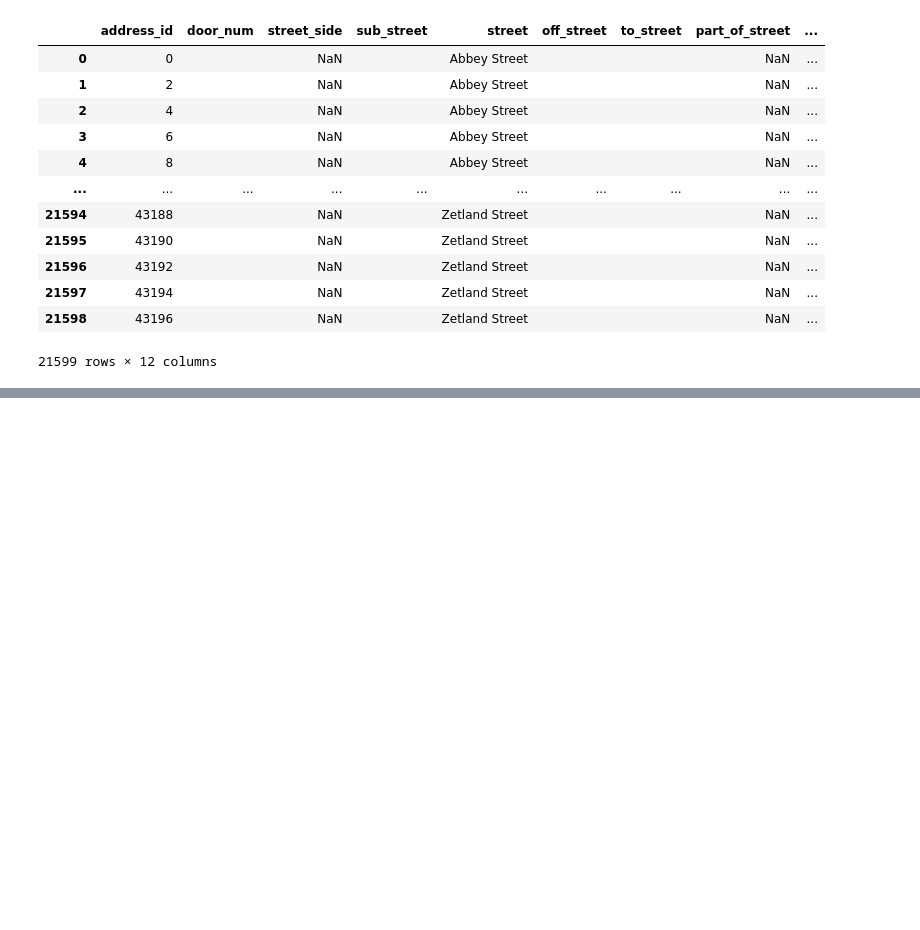
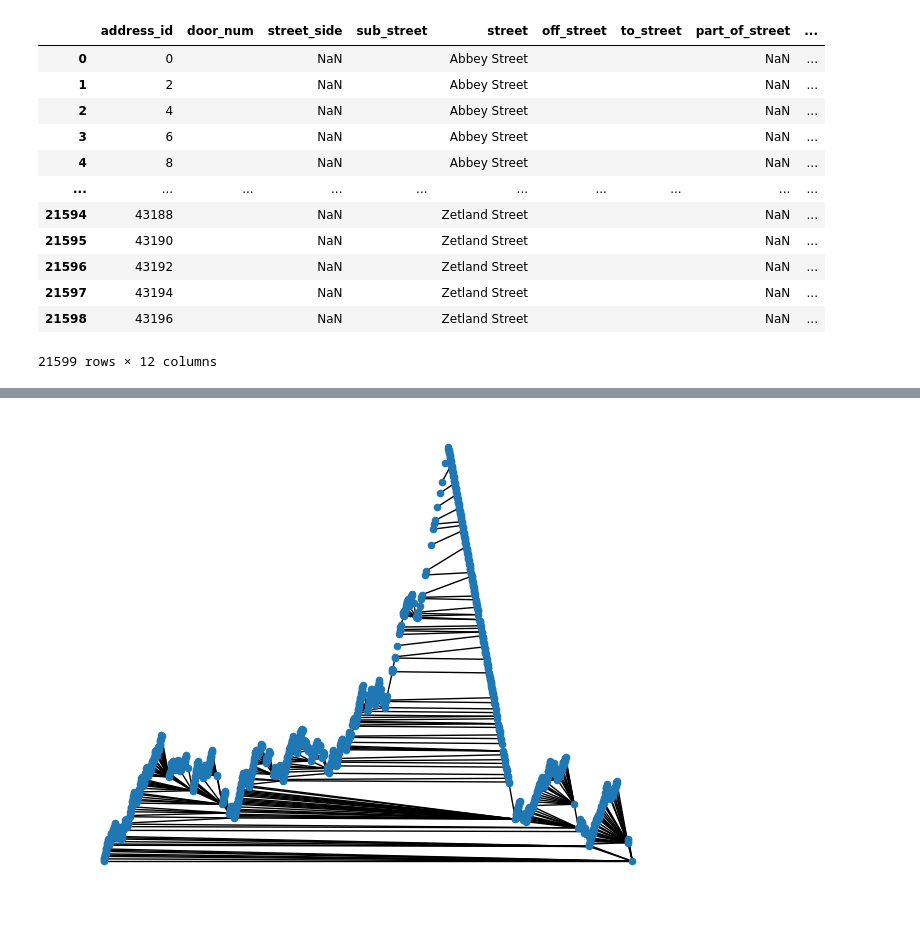
Before and after one commit to sian0x0/Map-Extinct-Addresses, a Jupyter notebook: extract.ipynb, the cells around one changed output, grey strips where cells are left out. Cells and saved outputs as stored; diff of their text form; code cells hidden in the pictures; blank space fills up the shorter version.

```diff
--- a/extract.ipynb
+++ b/extract.ipynb
@@ -132,0 +178,4 @@ def bsd_txt_to_df(txt_file):
+# %%
+nx.draw_planar(G, with_labels=False, font_weight='bold', node_size=20)
+# %% [output]
+[figure, added]
```
Also changed, not shown: parts of 15 cells of this notebook.
